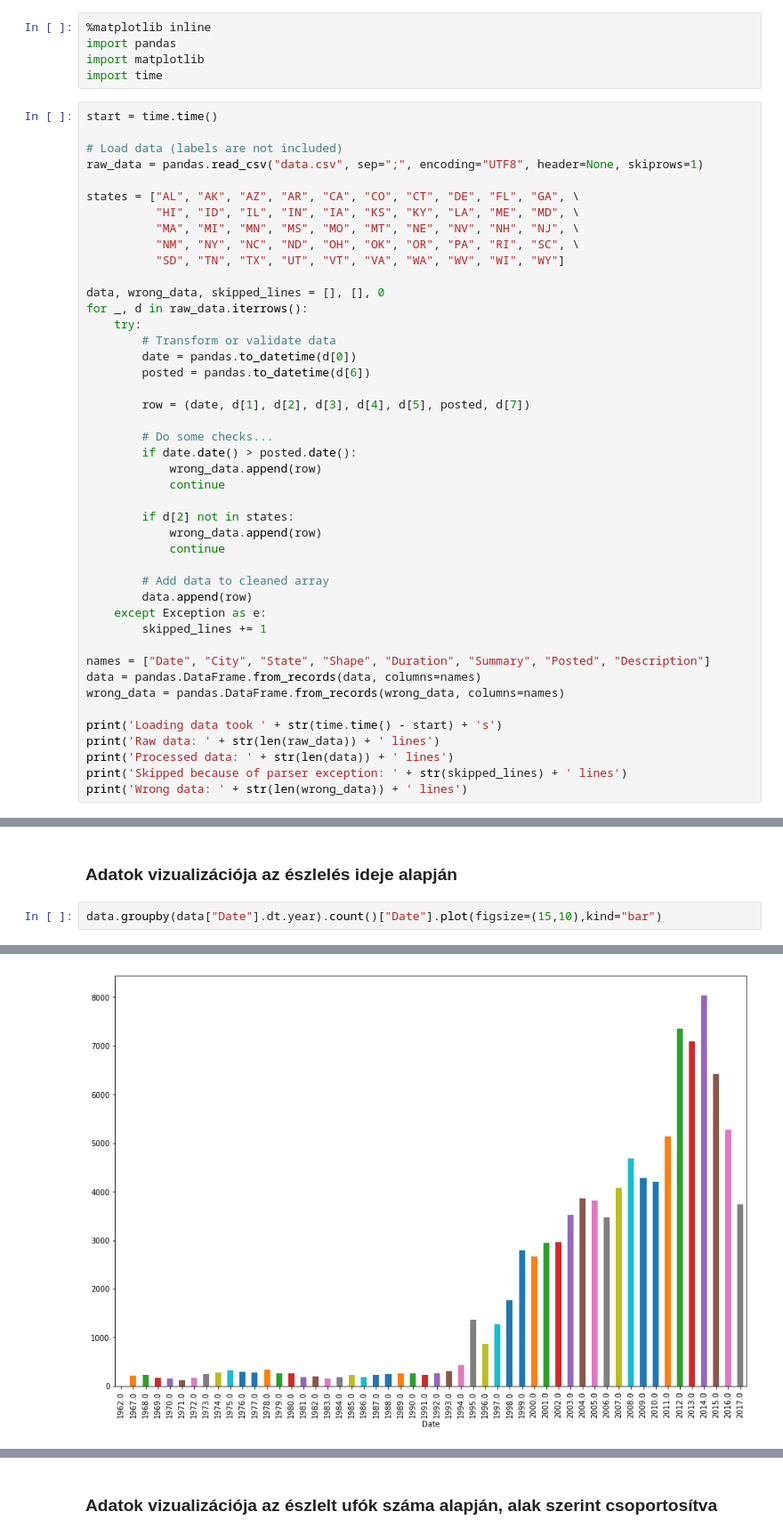
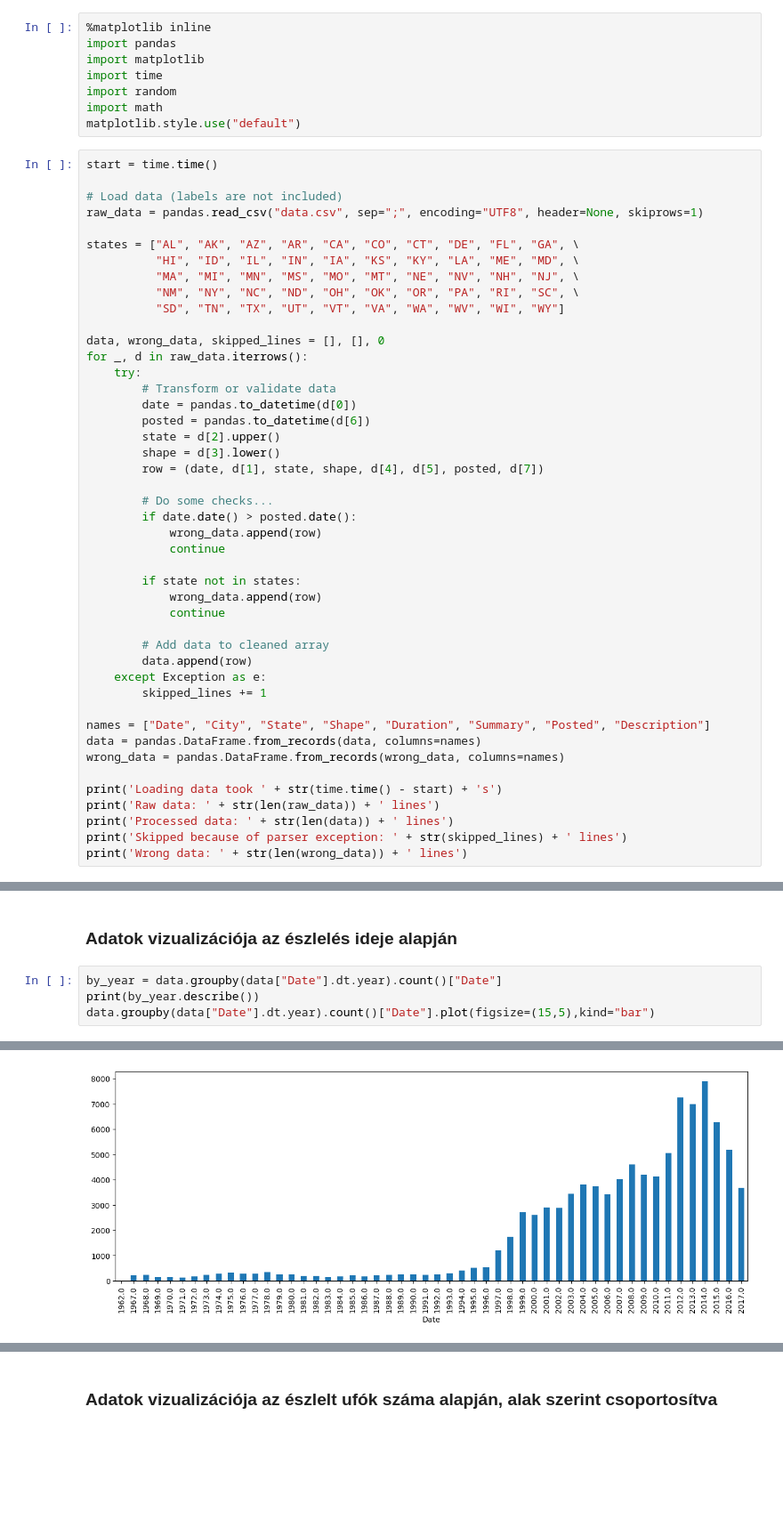
Before and after one commit to brabulla/Big-Data-UFO1-homework, a Jupyter notebook: UFO1 data analysis.ipynb, the cells around one changed output, grey strips where cells are left out. Shown at 89% size. Cells and saved outputs as stored; diff of their text form; blank space fills up the shorter version.

```diff
--- a/UFO1 data analysis.ipynb
+++ b/UFO1 data analysis.ipynb
@@ -20,6 +20,9 @@ Az egyszerű betöltés után néhány kisebb módosítást végeztünk az adato
 import pandas
 import matplotlib
 import time
+import random
+import math
+matplotlib.style.use("default")
 # %%
 start = time.time()
 
@@ -38,15 +41,16 @@ for _, d in raw_data.iterrows():
         # Transform or validate data
         date = pandas.to_datetime(d[0])
         posted = pandas.to_datetime(d[6])
-
-        row = (date, d[1], d[2], d[3], d[4], d[5], posted, d[7])
+        state = d[2].upper()
+        shape = d[3].lower()
+        row = (date, d[1], state, shape, d[4], d[5], posted, d[7])
 
         # Do some checks...
         if date.date() > posted.date():
             wrong_data.append(row)
             continue
 
-        if d[2] not in states:
+        if state not in states:
             wrong_data.append(row)
             continue
 
@@ -98,5 +99,7 @@ wrong_data
 # %% [markdown]
 ### Adatok vizualizációja az észlelés ideje alapján
 # %%
-data.groupby(data["Date"].dt.year).count()["Date"].plot(figsize=(15,10),kind="bar")
+by_year = data.groupby(data["Date"].dt.year).count()["Date"]
+print(by_year.describe())
+data.groupby(data["Date"].dt.year).count()["Date"].plot(figsize=(15,5),kind="bar")
 # %% [output]
@@ -104 +116 @@ data.groupby(data["Date"].dt.year).count()["Date"].plot(figsize=(15,10),kind="ba
-[figure, old version]
+[figure, new version]
```
Also changed, not shown: parts of 14 cells of this notebook.
